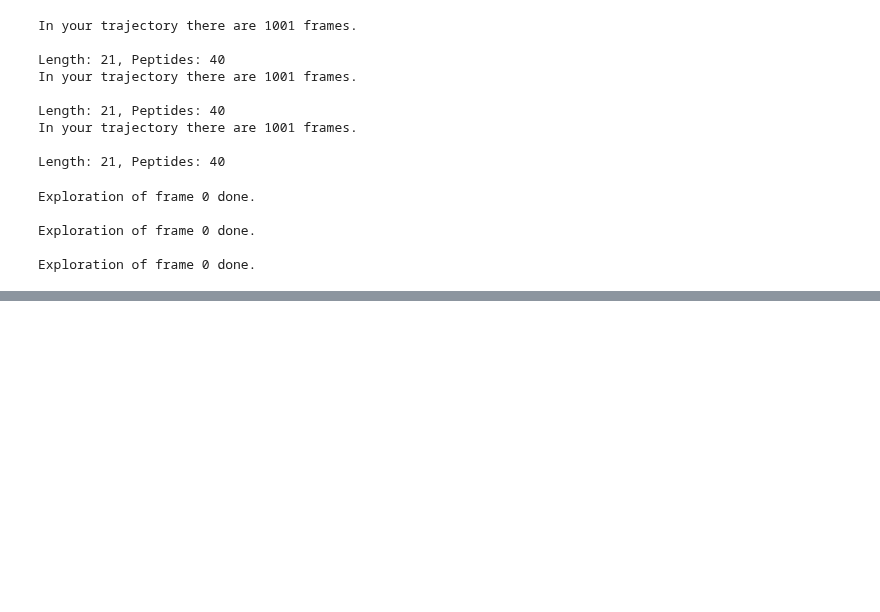
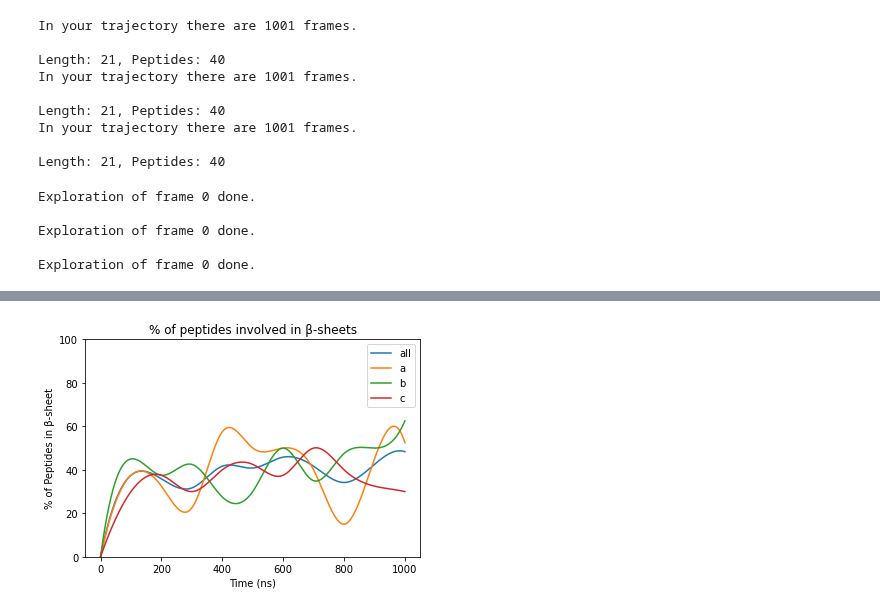
Before and after one commit to lillux/morphoscanner, a Jupyter notebook: sap_analysis.ipynb, the cells around one changed output, grey strips where cells are left out. Cells and saved outputs as stored; diff of their text form; code cells hidden in the pictures; blank space fills up the shorter version.

```diff
--- a/sap_analysis.ipynb
+++ b/sap_analysis.ipynb
@@ -1488,0 +1675,7 @@ plt.imshow(arr[2])
+# %%
+plot_beta_average([a,b,c], label='all')
+plot_beta_average([a], label='a')
+plot_beta_average([b], label='b')
+plot_beta_average([c], label='c')
+# %% [output]
+[figure, added]
```
Also changed, not shown: parts of 33 cells of this notebook, 4 other files.
